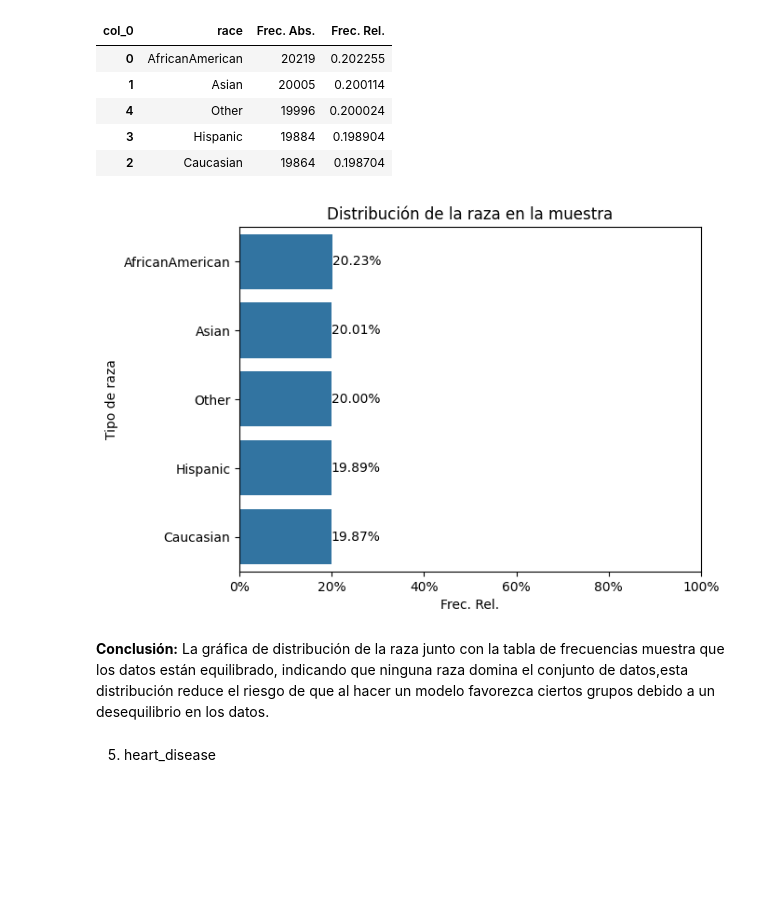
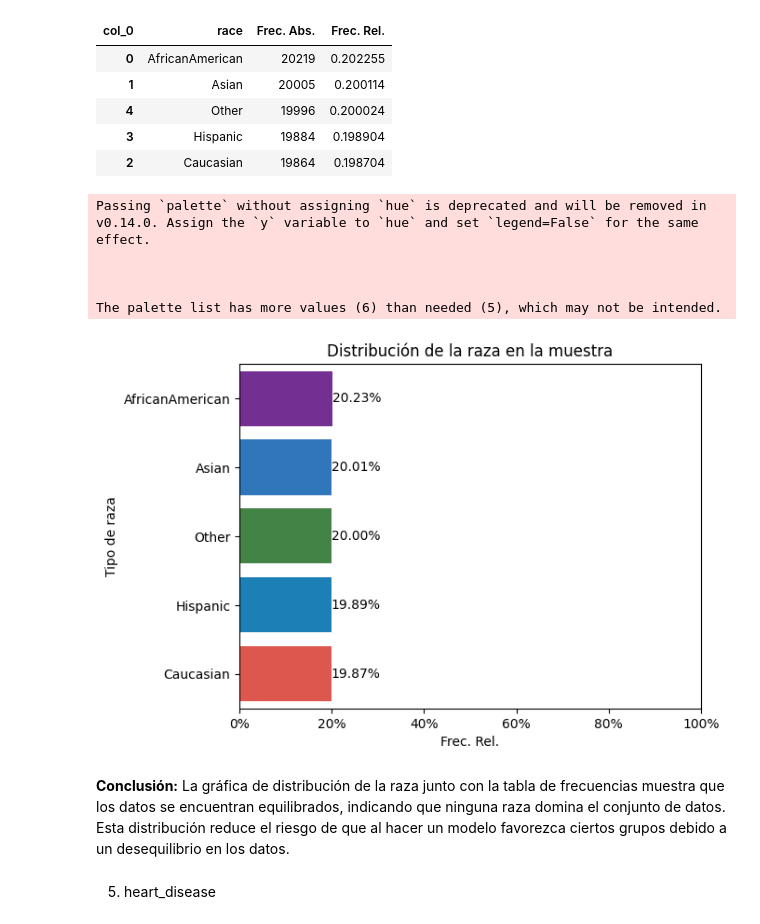
Before and after one commit to JuanMarting/EDA, a Jupyter notebook: Trabajo_final_EDA.ipynb, the cells around one changed output. Saved outputs shown, nothing was run; the diff lists cells and outputs as text; code cells hidden in the pictures; blank space fills up the shorter version.

```diff
--- a/Trabajo_final_EDA.ipynb
+++ b/Trabajo_final_EDA.ipynb
@@ -317,12 +386,18 @@ tabla_smoking
 | 3 | No_Fuma_Actualmente | 6439 | 0.064411 |
 | 0 | Alguna_vez_fumó | 4003 | 0.040043 |
 # %%
-#Gráficar
-frec_smoking=sns.barplot(y=tabla_smoking['smoking_history'],x=tabla_smoking["Frec. Rel."]*100)
-frec_smoking.bar_label(frec_smoking.containers[0], label_type='edge',fmt='%.2f%%') # visualizar porcentajes por barra
-frec_smoking.xaxis.set_major_formatter(mtick.PercentFormatter(xmax=100)) # Visualizar eje y en mi escala porcentajes
+#Gráfica de barras para visualizar la proporción de los datos del historial de fumadores en la muestra
+frec_smoking = sns.barplot(
+    y=tabla_smoking['smoking_history'],
+    x=tabla_smoking["Frec. Rel."] * 100,
+    palette=["#B39DDB", "#90CAF9", "#A5D6A7", "#81D4FA", "#FFCDD2", "#FFEB3B"]
+)
+
+for container in frec_smoking.containers:
+    frec_smoking.bar_label(container, label_type='edge', fmt='%.2f%%')
+frec_smoking.xaxis.set_major_formatter(mtick.PercentFormatter(xmax=100))
 frec_smoking.set(xlim=(0, 100))
-frec_smoking.set_ylabel('Tipo de raza')
-frec_smoking.set_title('Distribución del Historial de Fumadores de la Muestra.')
+frec_smoking.set_ylabel('Historial de Fumadores')
+frec_smoking.set_title('Distribución del Historial de Fumadores de la Muestra')
 plt.show()
 # %% [output]
@@ -342,18 +418,29 @@ tabla_race
 | 3 | Hispanic | 19884 | 0.198904 |
 | 2 | Caucasian | 19864 | 0.198704 |
 # %%
-#Gráficar
-tipo_race=sns.barplot(y=tabla_race['race'],x=tabla_race["Frec. Rel."]*100)
-tipo_race.bar_label(tipo_race.containers[0], label_type='edge',fmt='%.2f%%') # visualizar porcentajes por barra
-tipo_race.xaxis.set_major_formatter(mtick.PercentFormatter(xmax=100)) # Visualizar eje y en mi escala porcentajes
+#Gráfica de barras para visualizar la proporción de los datos del historial de fumadores en la muestra
+tipo_race = sns.barplot(
+    y=tabla_race['race'],
+    x=tabla_race["Frec. Rel."] * 100,
+    palette = ["#7B1FA2", "#1976D2", "#388E3C", "#0288D1", "#F44336", "#FF9800"]
+)
+
+for container in tipo_race.containers:
+    tipo_race.bar_label(container, label_type='edge', fmt='%.2f%%')
+tipo_race.xaxis.set_major_formatter(mtick.PercentFormatter(xmax=100))
 tipo_race.set(xlim=(0, 100))
 tipo_race.set_ylabel('Tipo de raza')
 tipo_race.set_title('Distribución de la raza en la muestra')
 plt.show()
 # %% [output]
+Passing `palette` without assigning `hue` is deprecated and will be removed in v0.14.0. Assign the `y` variable to `hue` and set `legend=False` for the same effect.
+
+
+
+The palette list has more values (6) than needed (5), which may not be intended.
-[figure, old version]
+[figure, new version]
 # %% [markdown]
-**Conclusión:** La  gráfica de distribución de la raza junto con la tabla de frecuencias muestra que los datos están equilibrado, indicando que ninguna raza domina el conjunto de datos,esta distribución reduce el riesgo de que al hacer un modelo favorezca ciertos grupos debido a un desequilibrio en los datos.
+**Conclusión:** La  gráfica de distribución de la raza junto con la tabla de frecuencias muestra que los datos se encuentran equilibrados, indicando que ninguna raza domina el conjunto de datos. Esta distribución reduce el riesgo de que al hacer un modelo favorezca ciertos grupos debido a un desequilibrio en los datos.
 # %% [markdown]
 5. heart_disease
 # %%
```
Also changed, not shown: parts of 96 cells of this notebook.
